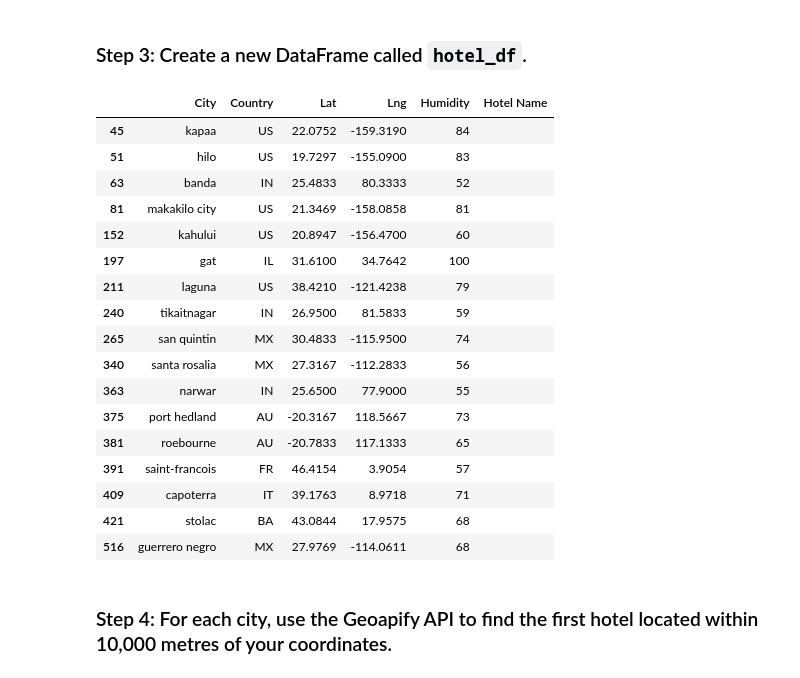
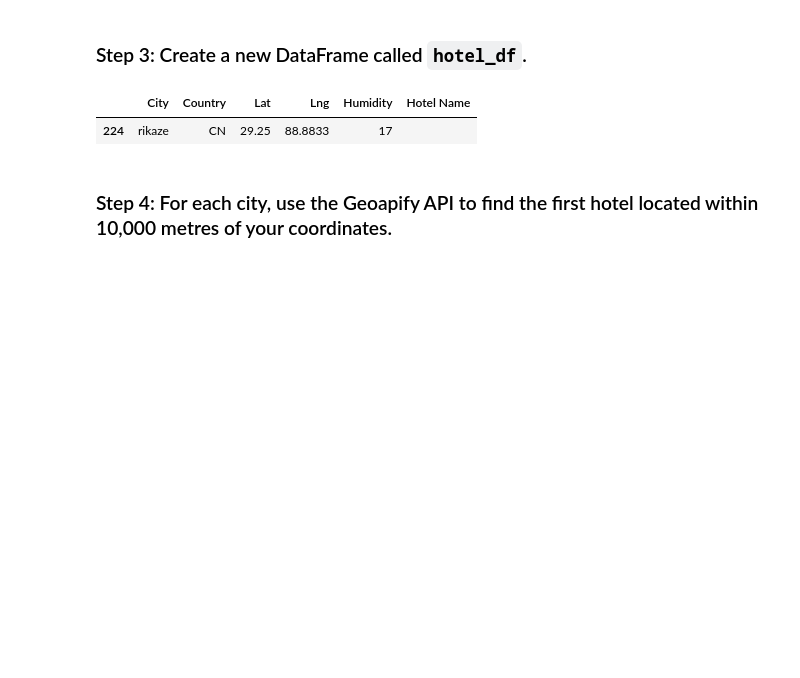
Before and after one commit to TyliOnel/API_JSON_Weather_Analysis, a Jupyter notebook: starter_code/VacationPy.ipynb, the cells around one changed output. Drawn from its saved outputs; the diff is of its cells as text; code cells hidden in the pictures; blank space fills up the shorter version.

```diff
--- a/starter_code/VacationPy.ipynb
+++ b/starter_code/VacationPy.ipynb
@@ -17,7 +17,7 @@ from api_keys import geoapify_key
 [interactive output not drawn]
 # %%
 # Load the CSV file created in Part 1 into a Pandas DataFrame
-city_data_df = pd.read_csv("output_data/cities.csv")
+city_data_df = pd.read_csv("../output_data/cities.csv")
 
 # Display sample data
 city_data_df.head()
@@ -84,32 +73,16 @@ narrowed_city_df
 ### Step 3: Create a new DataFrame called `hotel_df`.
 # %%
 # Use the Pandas copy function to create DataFrame called hotel_df to store the city, country, coordinates, and humidity
-hotel_df = narrowed_city_df[["City","Country", "lat", "Lng" , "Humidity"]].copy()
+hotel_df = narrowed_city_df[["City","Country", "Lat", "Lng" , "Humidity"]].copy()
 
 # Add an empty column, "Hotel Name," to the DataFrame so you can store the hotel found using the Geoapify API
 hotel_df["Hotel Name"] = ""
 
 # Display sample data
 hotel_df
 # %% [output]
 |  | City | Country | Lat | Lng | Humidity | Hotel Name |
-| 45 | kapaa | US | 22.0752 | -159.3190 | 84 |  |
-| 51 | hilo | US | 19.7297 | -155.0900 | 83 |  |
-| 63 | banda | IN | 25.4833 | 80.3333 | 52 |  |
-| 81 | makakilo city | US | 21.3469 | -158.0858 | 81 |  |
-| 152 | kahului | US | 20.8947 | -156.4700 | 60 |  |
-| 197 | gat | IL | 31.6100 | 34.7642 | 100 |  |
-| 211 | laguna | US | 38.4210 | -121.4238 | 79 |  |
-| 240 | tikaitnagar | IN | 26.9500 | 81.5833 | 59 |  |
-| 265 | san quintin | MX | 30.4833 | -115.9500 | 74 |  |
-| 340 | santa rosalia | MX | 27.3167 | -112.2833 | 56 |  |
-| 363 | narwar | IN | 25.6500 | 77.9000 | 55 |  |
-| 375 | port hedland | AU | -20.3167 | 118.5667 | 73 |  |
-| 381 | roebourne | AU | -20.7833 | 117.1333 | 65 |  |
-| 391 | saint-francois | FR | 46.4154 | 3.9054 | 57 |  |
-| 409 | capoterra | IT | 39.1763 | 8.9718 | 71 |  |
-| 421 | stolac | BA | 43.0844 | 17.9575 | 68 |  |
-| 516 | guerrero negro | MX | 27.9769 | -114.0611 | 68 |  |
+| 224 | rikaze | CN | 29.25 | 88.8833 | 17 |  |
 # %% [markdown]
 ### Step 4: For each city, use the Geoapify API to find the first hotel located within 10,000 metres of your coordinates.
 # %%
```
Also changed, not shown: parts of 5 cells of this notebook, 6 other files.
